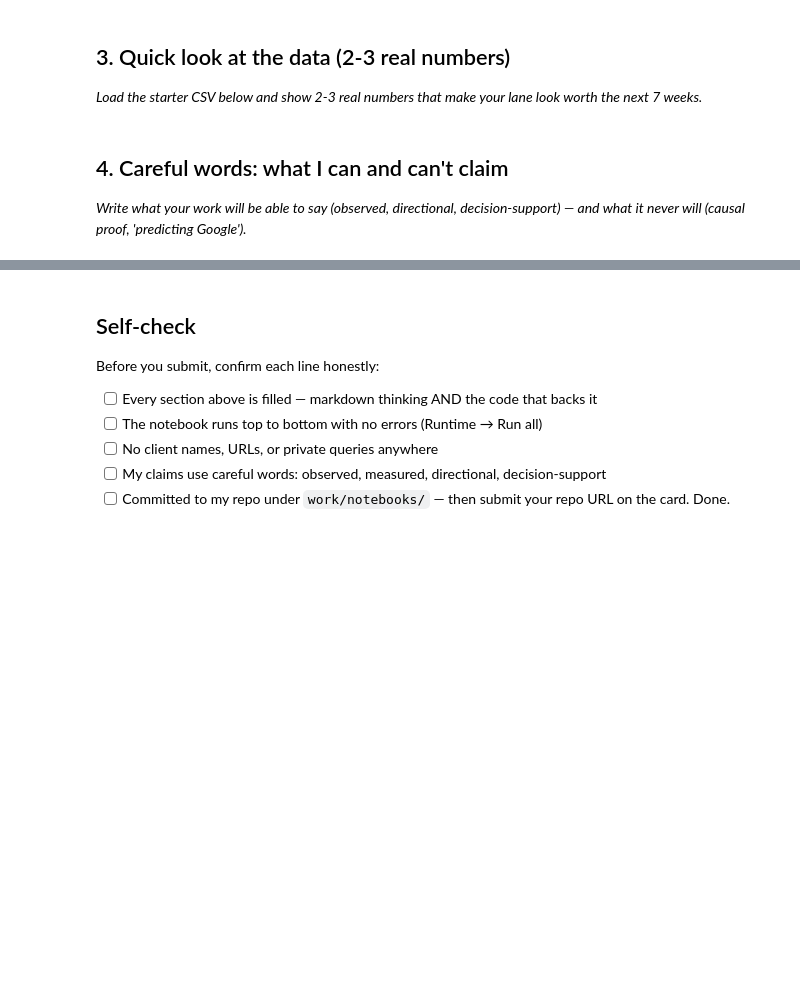
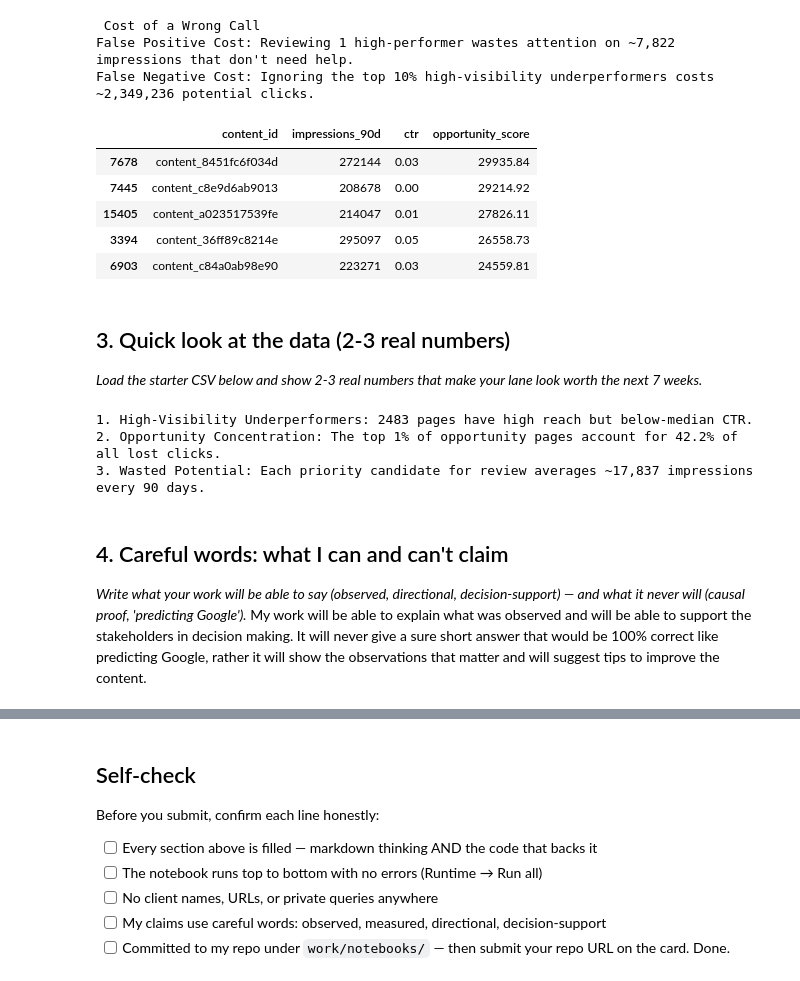
Before and after one commit to SafeeAkmal/FlyRank-ML-internship-tasks, a Jupyter notebook: work/notebooks/w01_research_question.ipynb, the cells around one changed output, grey strips where cells are left out. Saved outputs shown, nothing was run; the diff lists cells and outputs as text; code cells hidden in the pictures; blank space fills up the shorter version.

```diff
--- a/work/notebooks/w01_research_question.ipynb
+++ b/work/notebooks/w01_research_question.ipynb
@@ -23,3 +69,32 @@ This skeleton is yours to fill. Work the sections **in order** — each one has
+# %%
+# This cell is for CODE (numbers, a query, a check).
+# Write your text answer in the cell ABOVE this one — typing sentences here breaks Run All.
+import numpy as np
+
+# Define a 'Wrong Call' (False Positive): Reviewing a top-performer
+top_performers = df[df['ctr'] > df['ctr'].quantile(0.75)]
+avg_impressions_top = top_performers['impressions_90d'].mean()
+
+# Define the 'Opportunity Cost' (False Negative): Missing a high-visibility underperformer
+underperformers = df[(df['ctr'] < median_ctr) & (df['impressions_90d'] > df['impressions_90d'].quantile(0.90))]
+lost_clicks_potential = underperformers['opportunity_score'].sum()
+
+print(f" Cost of a Wrong Call ")
+print(f"False Positive Cost: Reviewing 1 high-performer wastes attention on ~{avg_impressions_top:,.0f} impressions that don't need help.")
+print(f"False Negative Cost: Ignoring the top 10% high-visibility underperformers costs ~{lost_clicks_potential:,.0f} potential clicks.")
+
+# Display a sample of high-opportunity pages that need review
+display(underperformers[['content_id', 'impressions_90d', 'ctr', 'opportunity_score']].sort_values('opportunity_score', ascending=False).head(5))
+# %% [output]
+ Cost of a Wrong Call
+False Positive Cost: Reviewing 1 high-performer wastes attention on ~7,822 impressions that don't need help.
+False Negative Cost: Ignoring the top 10% high-visibility underperformers costs ~2,349,236 potential clicks.
+|  | content_id | impressions_90d | ctr | opportunity_score |
+| 7678 | content_8451fc6f034d | 272144 | 0.03 | 29935.84 |
+| 7445 | content_c8e9d6ab9013 | 208678 | 0.00 | 29214.92 |
+| 15405 | content_a023517539fe | 214047 | 0.01 | 27826.11 |
+| 3394 | content_36ff89c8214e | 295097 | 0.05 | 26558.73 |
+| 6903 | content_c84a0ab98e90 | 223271 | 0.03 | 24559.81 |
 # %% [markdown]
 ## 3. Quick look at the data (2-3 real numbers)
 
@@ -30,4 +102,30 @@ This skeleton is yours to fill. Work the sections **in order** — each one has
+# %%
+# This cell is for CODE (numbers, a query, a check).
+# Write your text answer in the cell ABOVE this one — typing sentences here breaks Run All.
+import pandas as pd
+
+# Metric 1: Count of high-visibility pages with sub-median CTR
+high_vis_threshold = df['impressions_90d'].quantile(0.75)
+underperforming_high_vis = df[(df['impressions_90d'] > high_vis_threshold) & (df['ctr'] < median_ctr)]
+count_uv = len(underperforming_high_vis)
+
+# Metric 2: Concentration of opportunity (Top 1% of pages)
+top_1_percent_count = int(len(df) * 0.01)
+top_1_percent_opp = df.sort_values('opportunity_score', ascending=False).head(top_1_percent_count)['opportunity_score'].sum()
+perc_opp = (top_1_percent_opp / total_lost_clicks) * 100
+
+# Metric 3: Average impressions at risk per high-opportunity page
+avg_imp_at_risk = underperforming_high_vis['impressions_90d'].mean()
+
+print(f"1. High-Visibility Underperformers: {count_uv} pages have high reach but below-median CTR.")
+print(f"2. Opportunity Concentration: The top 1% of opportunity pages account for {perc_opp:.1f}% of all lost clicks.")
+print(f"3. Wasted Potential: Each priority candidate for review averages ~{avg_imp_at_risk:,.0f} impressions every 90 days.")
+# %% [output]
+1. High-Visibility Underperformers: 2483 pages have high reach but below-median CTR.
+2. Opportunity Concentration: The top 1% of opportunity pages account for 42.2% of all lost clicks.
+3. Wasted Potential: Each priority candidate for review averages ~17,837 impressions every 90 days.
 # %% [markdown]
 ## 4. Careful words: what I can and can't claim
 
 *Write what your work will be able to say (observed, directional, decision-support) — and what it never will (causal proof, 'predicting Google').*
+My work will be able to explain what was observed and will be able to support the stakeholders in decision making. It will never give a sure short answer that would be 100% correct like predicting Google, rather it will show the observations that matter and will suggest tips to improve the content.
```
Also changed, not shown: parts of 9 cells of this notebook.
